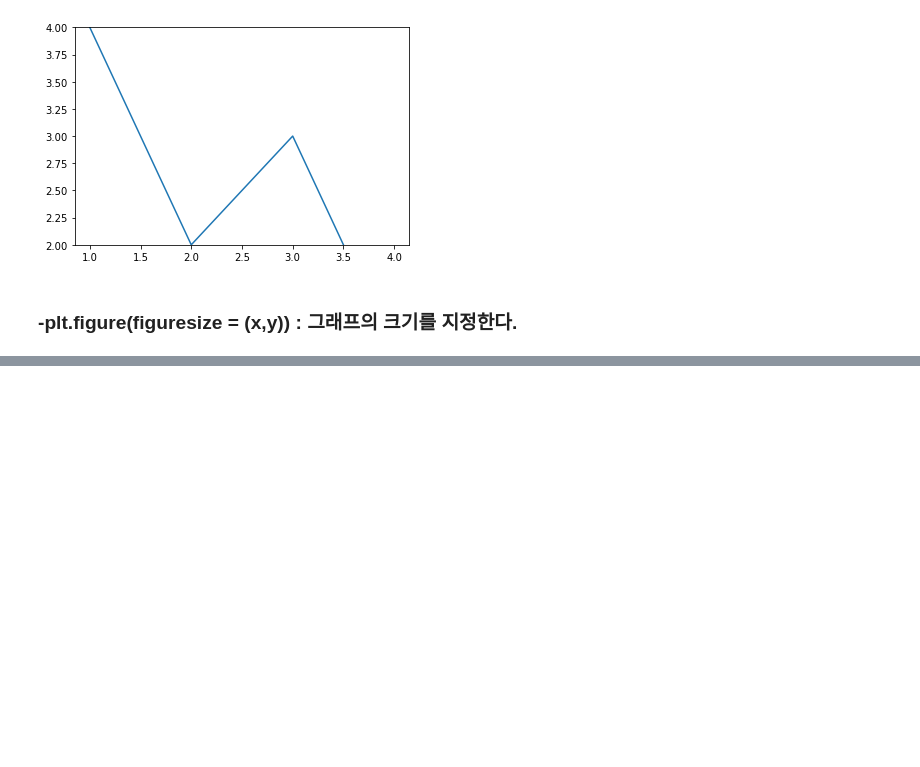
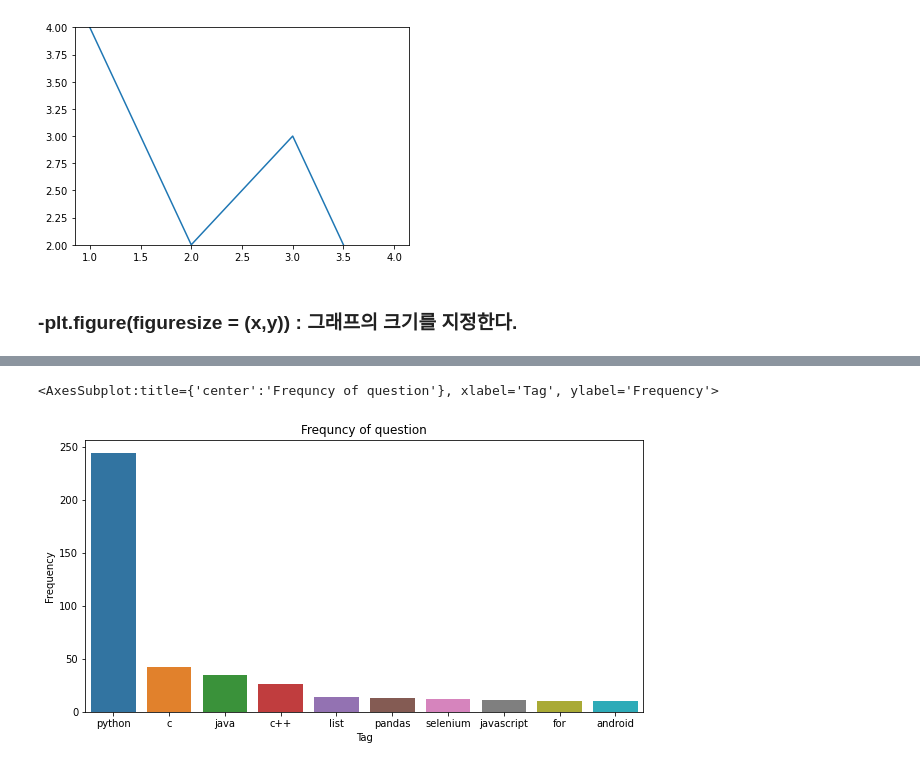
Before and after one commit to 05KBS23/CNU_Daily_study, a Jupyter notebook: python-basic/programmers/week4/Seaborn.ipynb, the cells around one changed output, grey strips where cells are left out. Drawn from its saved outputs; the diff is of its cells as text; code cells hidden in the pictures; blank space fills up the shorter version.

```diff
--- a/python-basic/programmers/week4/Seaborn.ipynb
+++ b/python-basic/programmers/week4/Seaborn.ipynb
@@ -87,0 +155,3 @@ plt.show()
+# %%
+# user_agent필요
+user_agent = {"user-Agent": "Mozilla/5.0 (Macintosh; Intel Mac OS X 10_15_7) AppleWebKit/537.36 (KHTML, like Gecko) Chrome/103.0.0.0 Safari/537.36"}
@@ -87,0 +199,7 @@ plt.show()
+# %%
+# counter를 사용해 가장 빈도가 높은 value들을 추출하자.
+from collections import Counter
+
+counter = Counter(freq)
+
+counter.most_common(10)
@@ -87,0 +217,18 @@ plt.show()
+# %%
+#Seaborn을 이용해 이를 barplot으로 그리자
+#그러나, 인덱스 0과 1의 리스트를 따로 만들어야한다.= 리스트컴프리헨션 활용하기
+
+x = [elem[0] for elem in counter.most_common(10)]  ##elem[0] 리스트 요소의 0번째 추출
+y = [elem[1] for elem in counter.most_common(10)]
+# %%
+import seaborn as sns
+import matplotlib.pyplot as plt
+plt.figure(figsize=(10,5))
+plt.title("Frequncy of question")
+plt.xlabel("Tag")
+plt.ylabel("Frequency")
+
+sns.barplot(x=x, y=y)
+# %% [output]
+<AxesSubplot:title={'center':'Frequncy of question'}, xlabel='Tag', ylabel='Frequency'>
+[figure, added]
```
Also changed, not shown: parts of 14 cells of this notebook.
